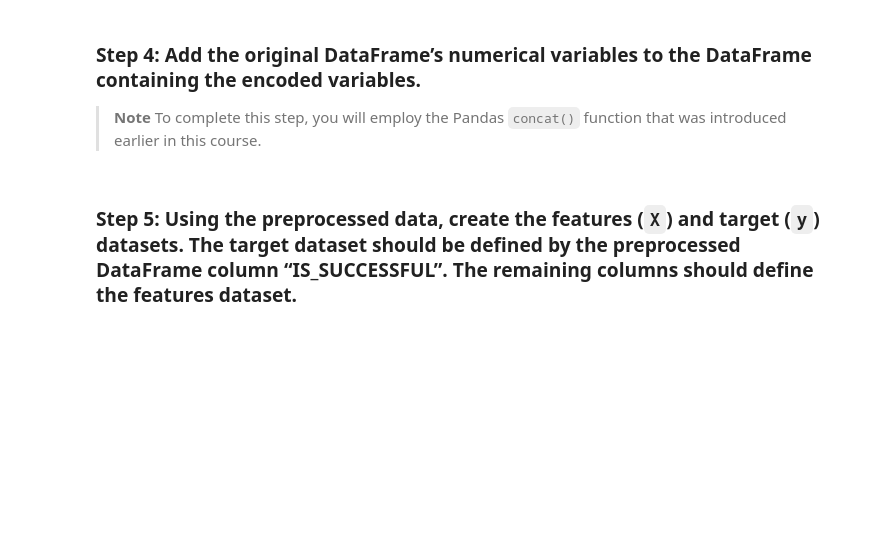
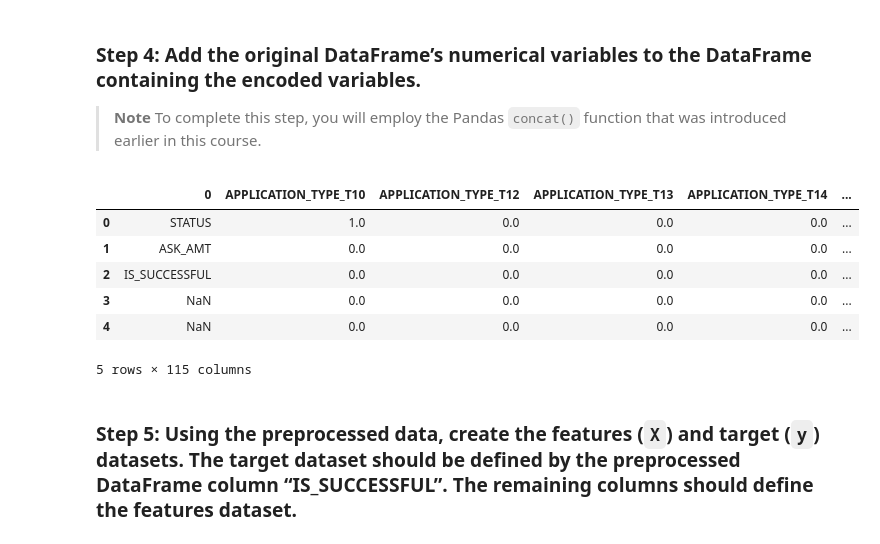
Before and after one commit to toniahurst/FinTech_Module_13, a Jupyter notebook: GC_venture_funding_with_deep_learning.ipynb, the cells around one changed output. Saved outputs shown, nothing was run; the diff lists cells and outputs as text; code cells hidden in the pictures; blank space fills up the shorter version.

```diff
--- a/GC_venture_funding_with_deep_learning.ipynb
+++ b/GC_venture_funding_with_deep_learning.ipynb
@@ -212,14 +195,22 @@ ValueError: ignored
 # %%
 
 # Add the numerical variables from the original DataFrame to the one-hot encoding DataFrame
 encoded_df = pd.concat(
-    [numerical_variables_df,
+    [numerical_variables,
      encoded_df],
      axis=1
 )
 
 # Review the Dataframe
 encoded_df.head()
+# %% [output]
+|  | 0 | APPLICATION_TYPE_T10 | APPLICATION_TYPE_T12 | APPLICATION_TYPE_T13 | APPLICATION_TYPE_T14 | ... |
+| 0 | STATUS | 1.0 | 0.0 | 0.0 | 0.0 | ... |
+| 1 | ASK_AMT | 0.0 | 0.0 | 0.0 | 0.0 | ... |
+| 2 | IS_SUCCESSFUL | 0.0 | 0.0 | 0.0 | 0.0 | ... |
+| 3 | NaN | 0.0 | 0.0 | 0.0 | 0.0 | ... |
+| 4 | NaN | 0.0 | 0.0 | 0.0 | 0.0 | ... |
+5 rows × 115 columns
 # %% [markdown]
 ### Step 5: Using the preprocessed data, create the features (`X`) and target (`y`) datasets. The target dataset should be defined by the preprocessed DataFrame column “IS_SUCCESSFUL”. The remaining columns should define the features dataset.
 # %%
```
Also changed, not shown: parts of 4 cells of this notebook.
